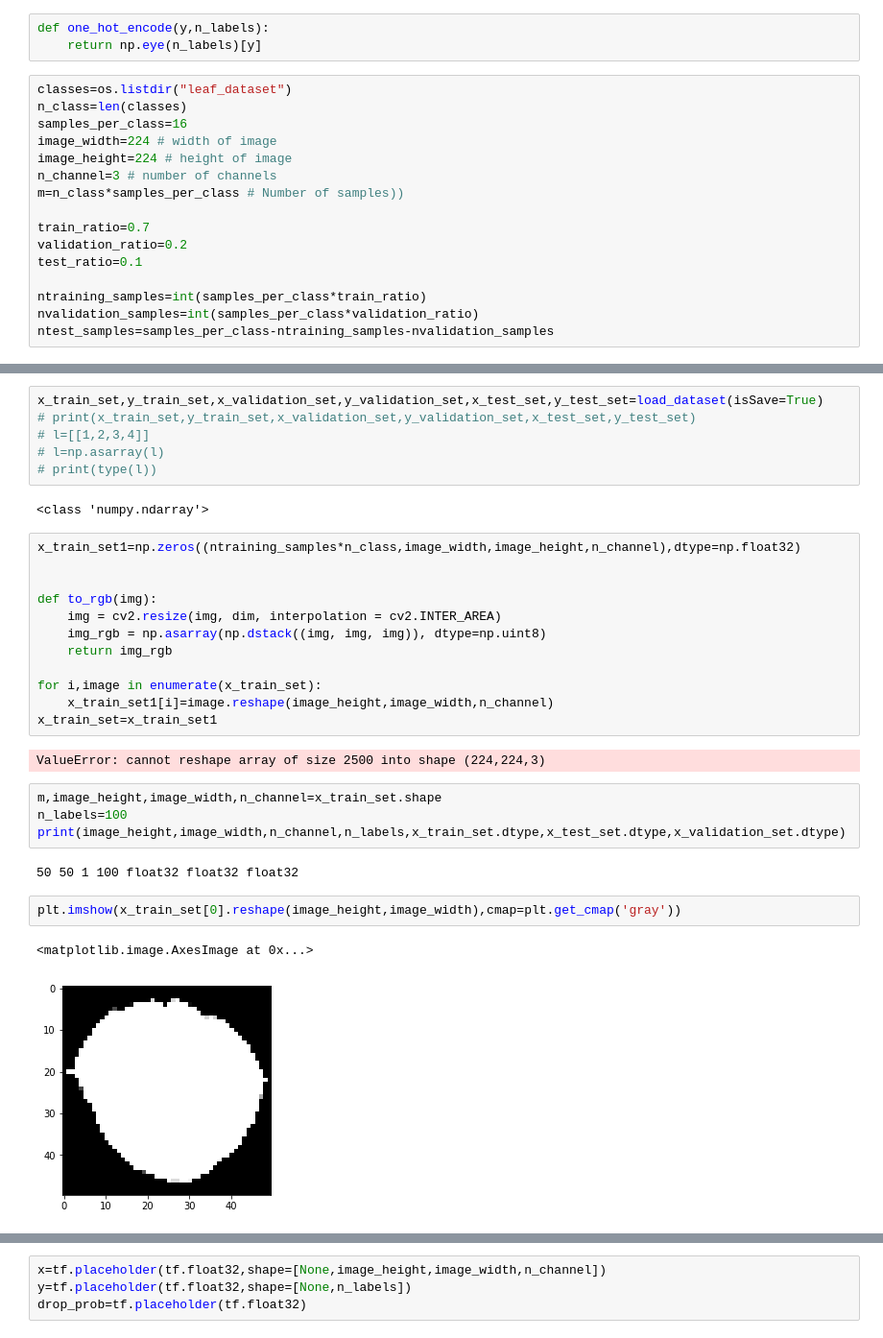
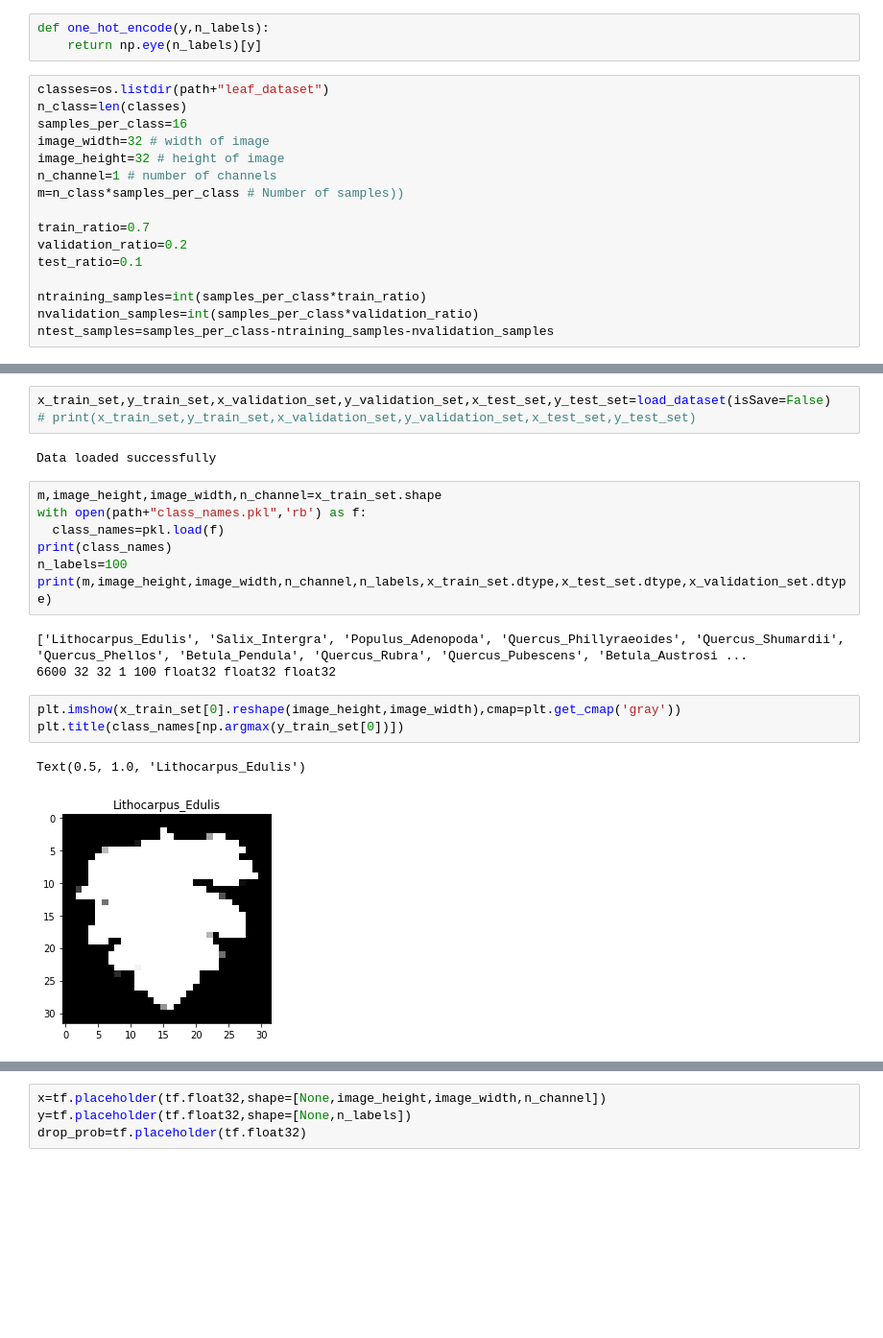
Before and after one commit to NegiArvind/LeafClassification, a Jupyter notebook: leaf_classification_using_tensorflow.ipynb, the cells around one changed output, grey strips where cells are left out. Shown at 96% size. Cells and saved outputs as stored; diff of their text form; blank space fills up the shorter version.

```diff
--- a/leaf_classification_using_tensorflow.ipynb
+++ b/leaf_classification_using_tensorflow.ipynb
@@ -30,12 +59,12 @@ print(y)
 def one_hot_encode(y,n_labels):
     return np.eye(n_labels)[y]
 # %%
-classes=os.listdir("leaf_dataset")
+classes=os.listdir(path+"leaf_dataset")
 n_class=len(classes)
 samples_per_class=16
-image_width=224 # width of image
-image_height=224 # height of image
-n_channel=3 # number of channels
+image_width=32 # width of image
+image_height=32 # height of image
+n_channel=1 # number of channels
 m=n_class*samples_per_class # Number of samples))
 
 train_ratio=0.7
@@ -202,35 +287,23 @@ def load_dataset(isSave):
         print("Data loaded successfully")
         return x_train_set,y_train_set,x_validation_set,y_validation_set,x_test_set,y_test_set
 # %%
-x_train_set,y_train_set,x_validation_set,y_validation_set,x_test_set,y_test_set=load_dataset(isSave=True)
+x_train_set,y_train_set,x_validation_set,y_validation_set,x_test_set,y_test_set=load_dataset(isSave=False)
 # print(x_train_set,y_train_set,x_validation_set,y_validation_set,x_test_set,y_test_set)
-# l=[[1,2,3,4]]
-# l=np.asarray(l)
-# print(type(l))
 # %% [output]
-<class 'numpy.ndarray'>
+Data loaded successfully
-# %%
-x_train_set1=np.zeros((ntraining_samples*n_class,image_width,image_height,n_channel),dtype=np.float32)
-
-
-def to_rgb(img):
-    img = cv2.resize(img, dim, interpolation = cv2.INTER_AREA)
-    img_rgb = np.asarray(np.dstack((img, img, img)), dtype=np.uint8)
-    return img_rgb
-
-for i,image in enumerate(x_train_set):
-    x_train_set1[i]=image.reshape(image_height,image_width,n_channel)
-x_train_set=x_train_set1
-# %% [output]
-ValueError: cannot reshape array of size 2500 into shape (224,224,3)
 # %%
 m,image_height,image_width,n_channel=x_train_set.shape
+with open(path+"class_names.pkl",'rb') as f:
+  class_names=pkl.load(f)
+print(class_names)
 n_labels=100
-print(image_height,image_width,n_channel,n_labels,x_train_set.dtype,x_test_set.dtype,x_validation_set.dtype)
+print(m,image_height,image_width,n_channel,n_labels,x_train_set.dtype,x_test_set.dtype,x_validation_set.dtype)
 # %% [output]
-50 50 1 100 float32 float32 float32
+['Lithocarpus_Edulis', 'Salix_Intergra', 'Populus_Adenopoda', 'Quercus_Phillyraeoides', 'Quercus_Shumardii', 'Quercus_Phellos', 'Betula_Pendula', 'Quercus_Rubra', 'Quercus_Pubescens', 'Betula_Austrosi ...
+6600 32 32 1 100 float32 float32 float32
 # %%
 plt.imshow(x_train_set[0].reshape(image_height,image_width),cmap=plt.get_cmap('gray'))
+plt.title(class_names[np.argmax(y_train_set[0])])
 # %% [output]
-<matplotlib.image.AxesImage at 0x...>
+Text(0.5, 1.0, 'Lithocarpus_Edulis')
-[figure, old version]
+[figure, new version]
```
Also changed, not shown: parts of 38 cells of this notebook.
